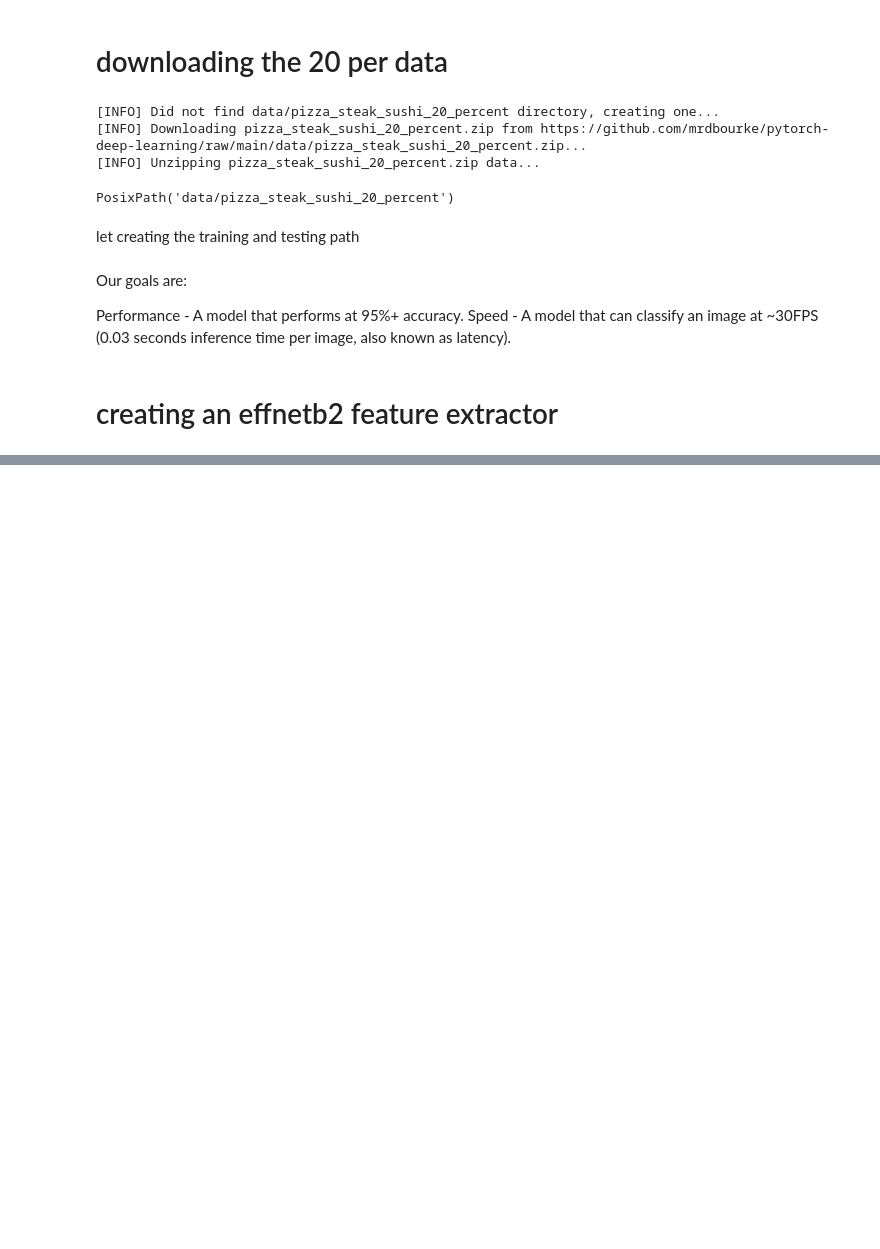
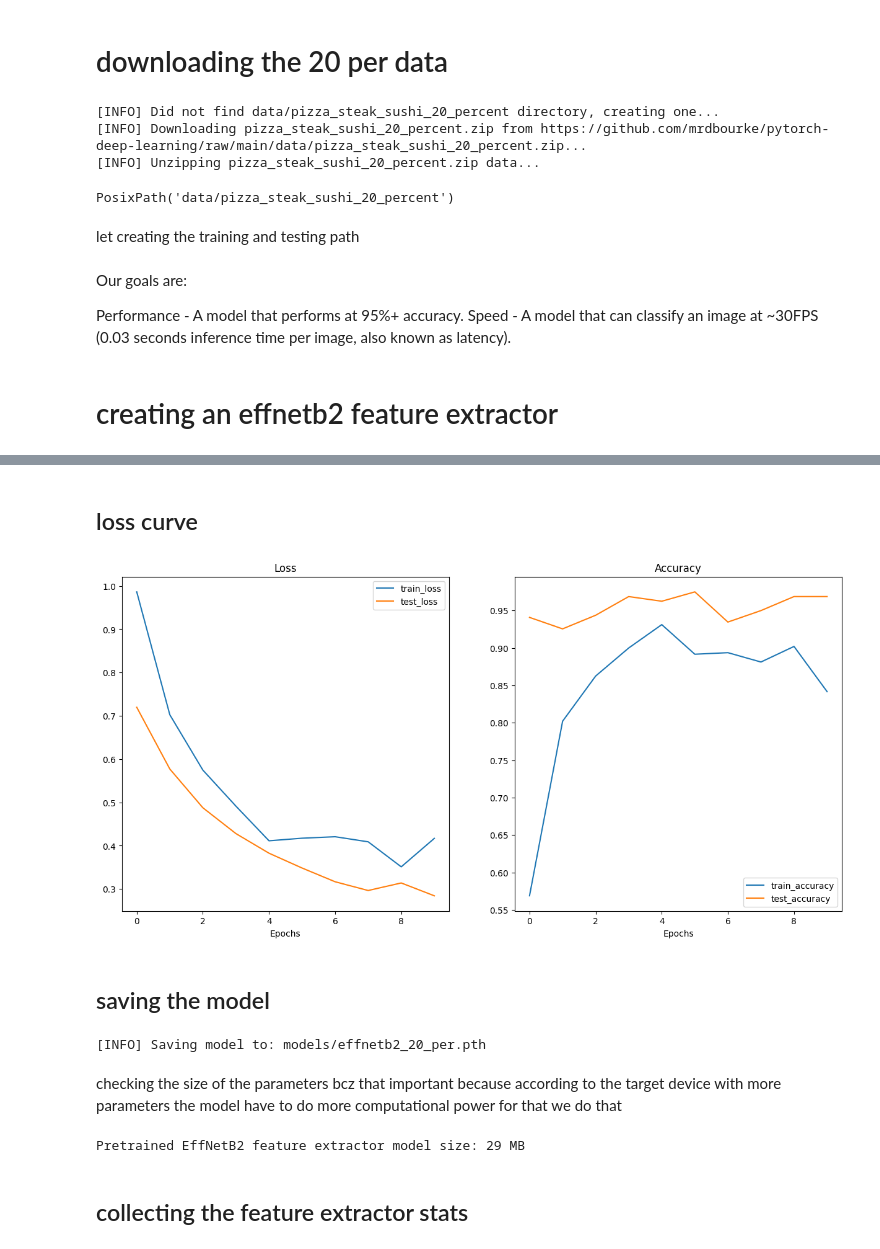
Before and after one commit to saim9211/DeepLearning, a Jupyter notebook: deployement_phase.ipynb, the cells around one changed output, grey strips where cells are left out. Drawn from its saved outputs; the diff is of its cells as text; code cells hidden in the pictures; blank space fills up the shorter version.

Commit message:
effnetb2 model is done model train , loss curve ,save , model stats result

```diff
--- a/deployement_phase.ipynb
+++ b/deployement_phase.ipynb
@@ -194,0 +187,7 @@ fatal: not a git repository (or any of the parent directories): .git
+# %%
+# Setup DataLoaders
+from going_modular.going_modular import data_setup
+train_dataloader_effnetb2, test_dataloader_effnetb2, class_names = data_setup.create_dataloaders(train_dir=train_dir,
+                                                                                                 test_dir=test_dir,
+                                                                                                 transform=effnetb2_transforms,
+                                                                                                 batch_size=32)
@@ -194,0 +196,12 @@ fatal: not a git repository (or any of the parent directories): .git
+# %%
+from going_modular.going_modular import engine
+loss_fn=nn.CrossEntropyLoss()
+optimizer=torch.optim.Adam(params=effnetb2.parameters(),
+                           lr=0.001)
+effnetb2_results=engine.train(model=effnetb2,
+                              train_dataloader=train_dataloader_effnetb2,
+                              test_dataloader=test_dataloader_effnetb2,
+                              epochs=10,
+                              optimizer=optimizer,
+                              loss_fn=loss_fn,
+                              device=device)
@@ -194,0 +219,31 @@ fatal: not a git repository (or any of the parent directories): .git
+# %% [markdown]
+## loss curve
+# %%
+from helper_functions import plot_loss_curves
+plot_loss_curves(effnetb2_results)
+# %% [output]
+[figure, added]
+# %% [markdown]
+## saving the model
+# %%
+from going_modular.going_modular import utils
+
+utils.save_model(
+    model=effnetb2,
+    target_dir="models",
+    model_name="effnetb2_20_per.pth"
+)
+# %% [output]
+[INFO] Saving model to: models/effnetb2_20_per.pth
+# %% [markdown]
+checking the size of the parameters bcz that important because according to the target device with more parameters the model have to do more computational power for that we do that
+# %%
+from pathlib import Path
+
+# Get the model size in bytes then convert to megabytes
+pretrained_effnetb2_model_size = Path("/content/models/effnetb2_20_per.pth").stat().st_size // (1024*1024) # division converts bytes to megabytes (roughly)
+print(f"Pretrained EffNetB2 feature extractor model size: {pretrained_effnetb2_model_size} MB")
+# %% [output]
+Pretrained EffNetB2 feature extractor model size: 29 MB
+# %% [markdown]
+## collecting  the feature extractor stats
```
Also changed, not shown: parts of 10 cells of this notebook.
